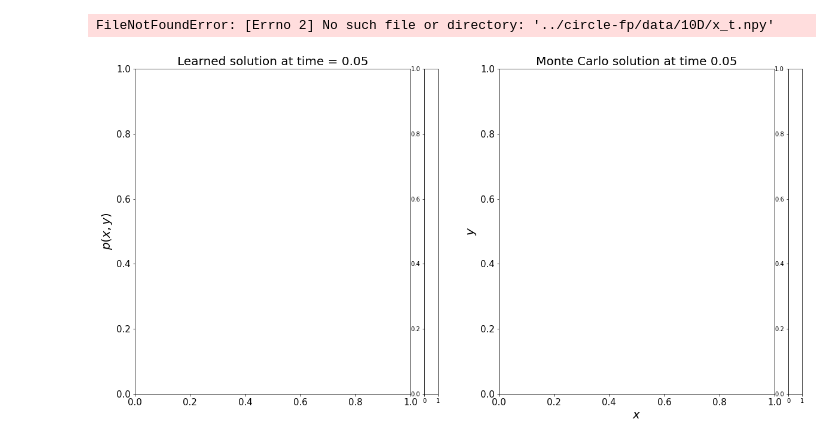
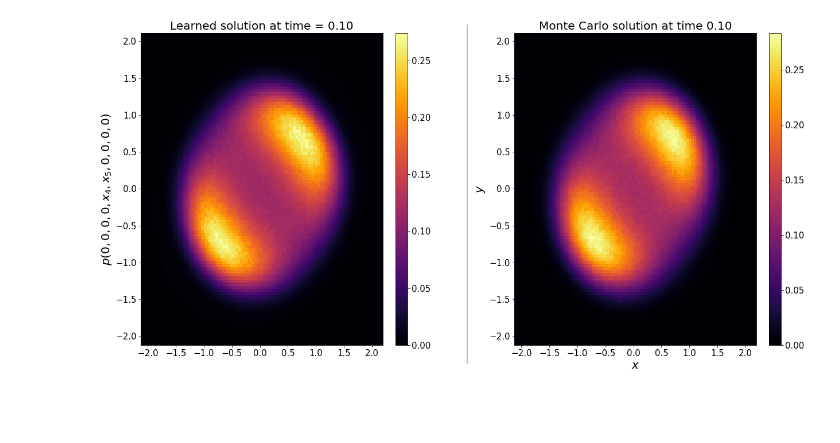
Before and after one commit to pinakm9/fp-solvers, a Jupyter notebook: plotters/10D-time.ipynb, the cells around one changed output. Cells and saved outputs as stored; diff of their text form; code cells hidden in the pictures; blank space fills up the shorter version.

Commit message:
10D-time, 10D-error

```diff
--- a/plotters/10D-time.ipynb
+++ b/plotters/10D-time.ipynb
@@ -8,7 +8,7 @@ from mpl_toolkits.axes_grid1 import make_axes_locatable
 
 n_subdivs = 100
 save_folder = '../circle-fp/data/10D'
-n_steps = 5
+n_steps = 10
 dt = 0.01
 t = dt * n_steps
 # %%
@@ -43,38 +43,36 @@ ax_1m.tick_params(axis='both', which='minor', labelsize=tick_size)
 
 # write titles and labels
 ax_1l.set_title('Learned solution at time = {:.2f}'.format(t), fontsize=title_size)
-ax_1l.set_ylabel(r'$p(x, y)$', fontsize=ylabel_size)
+ax_1l.set_ylabel(r'$p(0, 0, 0, 0, x_4, x_5, 0, 0, 0, 0)$', fontsize=ylabel_size)
 ax_1m.set_title('Monte Carlo solution at time {:.2f}'.format(t), fontsize=title_size)
 ax_1m.set_xlabel(r'$x$', fontsize=xlabel_size)
 ax_1m.set_ylabel(r'$y$', fontsize=ylabel_size)
 
 
-x = np.load('{}/x_t.npy'.format(save_folder))
-y = np.load('{}/y_t.npy'.format(save_folder))
-z = np.load('{}/z_t.npy'.format(save_folder))
+x = np.load('{}/x4_t.npy'.format(save_folder))
+y = np.load('{}/x5_t.npy'.format(save_folder))
 
 
 p_1m = np.load('{}/p_1m_t.npy'.format(save_folder))
 im = ax_1m.pcolormesh(x, y, p_1m.T, cmap='inferno', shading='auto')
 cbar_1m = fig_all.colorbar(im, cax=cax_4, ax=ax_1m)
 cbar_1m.ax.tick_params(labelsize=cbar_tick_size)
 ax_1m.set_aspect("auto")
 
 
 p_1l = np.load('{}/p_1l_t.npy'.format(save_folder))
 im = ax_1l.pcolormesh(x, y, p_1l.T, cmap='inferno', shading='auto')
 cbar_1l = fig_all.colorbar(im, cax=cax_1, ax=ax_1l)
 cbar_1l.ax.tick_params(labelsize=cbar_tick_size)
 ax_1l.set_aspect("auto")
 
 
 # plot and save
 fig_all.subplots_adjust(wspace=0.4, hspace=0.2)
 # Get the bounding boxes of the axes including text decorations
 s = 0.475
 line = plt.Line2D([s+.045,s+.045],[0.08,0.9], transform=fig_all.transFigure, color=line_color)
 fig_all.add_artist(line)
 plt.savefig('../plots/10D-time.png')
 # %% [output]
-FileNotFoundError: [Errno 2] No such file or directory: '../circle-fp/data/10D/x_t.npy'
-[figure, old version]
+[figure, new version]
```
Also changed, not shown: 9 other files.
